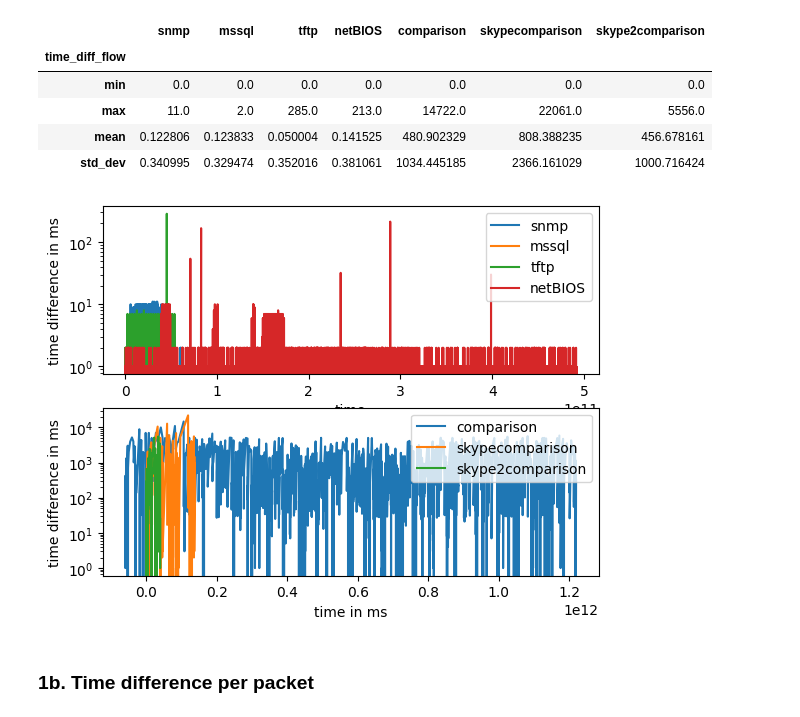
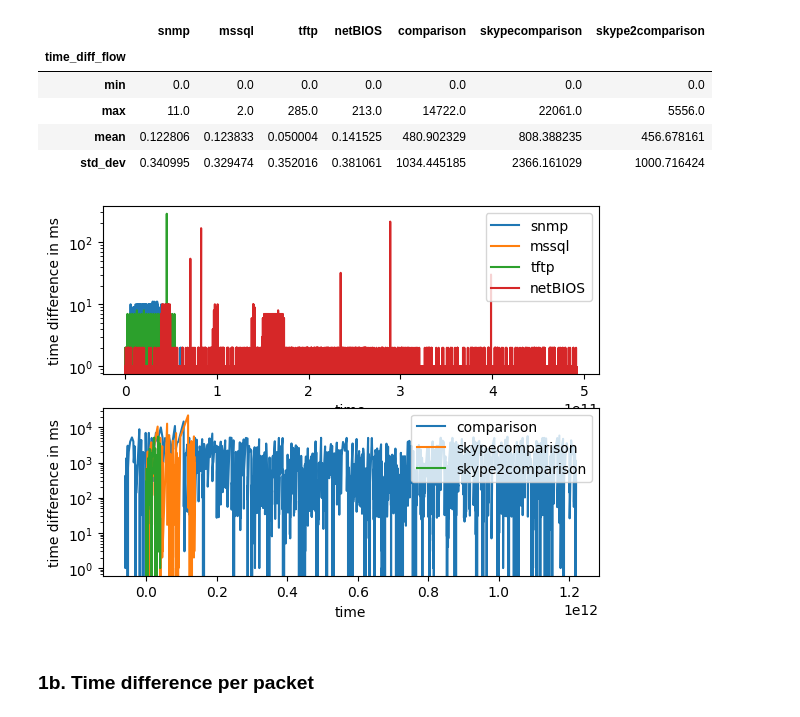
Before and after one commit to learei/dpiddos, a Jupyter notebook: AnalysingDDoS.ipynb, the cells around one changed output. Cells and saved outputs as stored; diff of their text form; code cells hidden in the pictures.

```diff
--- a/AnalysingDDoS.ipynb
+++ b/AnalysingDDoS.ipynb
@@ -307,22 +307,22 @@ results_time_diff_flow
 # %%
 fig, (ax1, ax2) = plt.subplots(2,1)
 for i in attacks_only:
     df = vars()[i]
     ax1.plot(df['time_norm'], df['timediff'], label = i)
     ax1.set_yscale('log')
 ax1.legend()
 ax1.set_xlabel("time")
 ax1.set_ylabel("time difference in ms")
 for i in comp_only:
     df = vars()[i]
     ax2.plot(df['time_norm'], df['timediff'], label = i)
 ax2.set_yscale('log')
-ax2.set_xlabel("time in ms")
+ax2.set_xlabel("time")
 ax2.set_ylabel("time difference in ms")
 plt.legend()
 plt.show()
 # %% [output]
-[figure, old version]
+[figure, new version]
 # %% [markdown]
 ### 1b. Time difference per packet
 # %%
```
Also changed, not shown: 1 other file.
